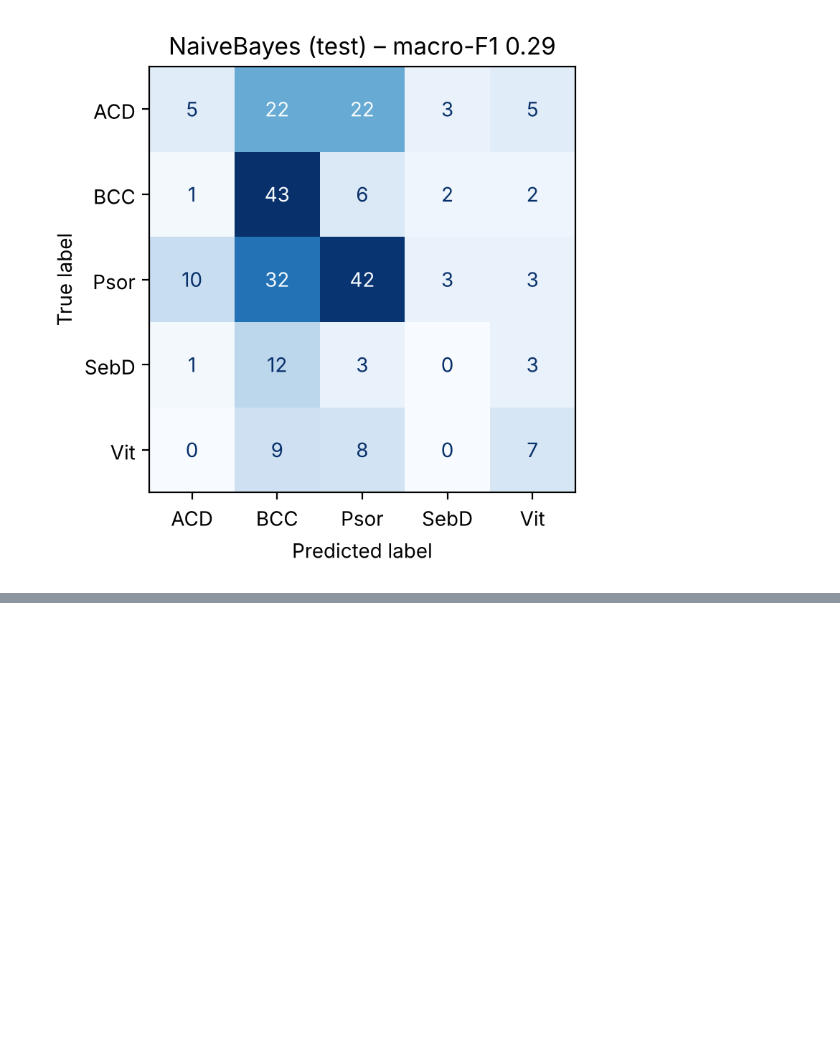
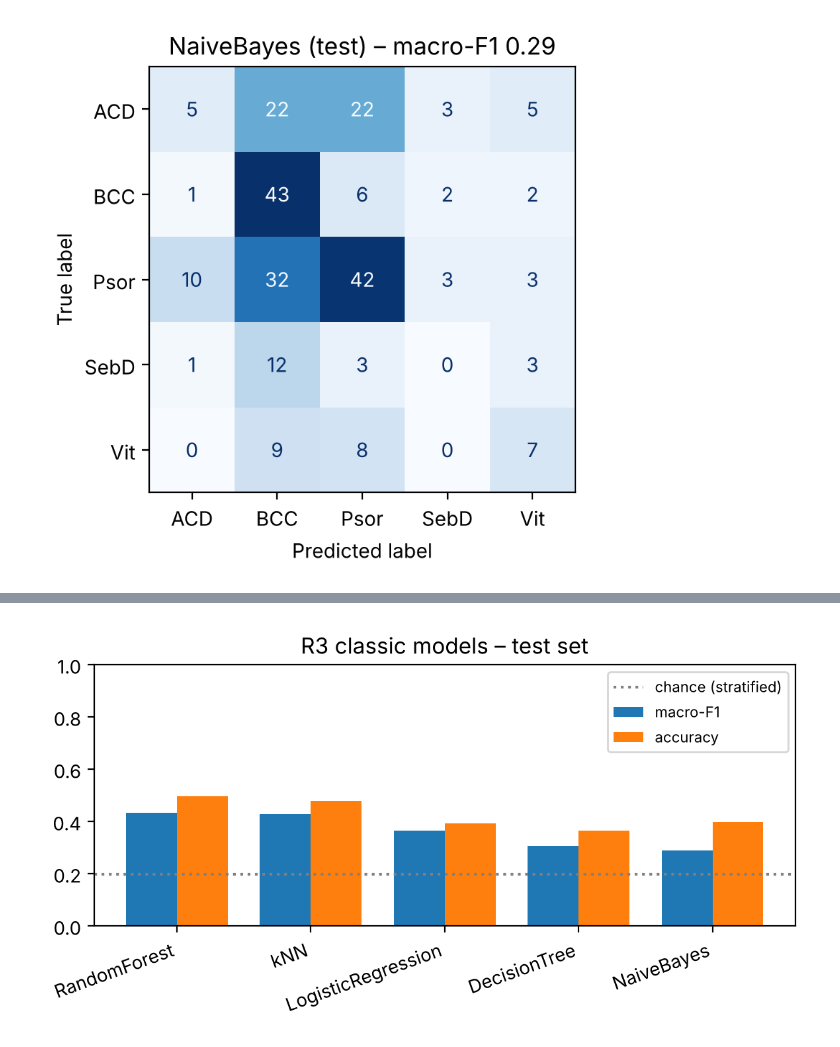
Before and after one commit to Cyrix7/f21dl-2026-27-UG-group-15, a Jupyter notebook: notebooks/R3_knn_nb_logreg.ipynb, the cells around one changed output, grey strips where cells are left out. Saved outputs shown, nothing was run; the diff lists cells and outputs as text; code cells hidden in the pictures; blank space fills up the shorter version.

```diff
--- a/notebooks/R3_knn_nb_logreg.ipynb
+++ b/notebooks/R3_knn_nb_logreg.ipynb
@@ -255,0 +329,10 @@ allergic contact dermatitis      0.294     0.088     0.135        57
+# %%
+# dummy baselines to compare against
+from sklearn.dummy import DummyClassifier
+base_rows = []
+for strat in ["most_frequent", "stratified"]:
+    d = DummyClassifier(strategy=strat, random_state=RANDOM_STATE).fit(X_train, y_train)
+    yp = d.predict(X_test)
+    base_rows.append({"model": f"Baseline ({strat})", "test_accuracy": round(accuracy_score(y_test, yp), 4),
+                      "test_macro_f1": round(macro_f1(y_test, yp), 4)})
+pd.DataFrame(base_rows)
@@ -255,0 +347,13 @@ allergic contact dermatitis      0.294     0.088     0.135        57
+# %%
+# combine the saved test scores of all 5 models into one table
+order = ["DecisionTree", "RandomForest", "kNN", "NaiveBayes", "LogisticRegression"]
+rows = []
+for m in order:
+    f = RESULTS_DIR / f"test_{m}.csv"
+    if f.exists(): rows.append(pd.read_csv(f).iloc[0].to_dict())
+    else: print(f"(missing {f} – run the Decision Tree / Random Forest notebook first)")
+table = pd.concat([pd.DataFrame(rows), pd.DataFrame(base_rows)], ignore_index=True)
+cols = ["model", "test_macro_f1", "test_accuracy"] + [f"R_{c}" for c in SHORT] + ["params"]
+table = table[[c for c in cols if c in table]].sort_values("test_macro_f1", ascending=False).reset_index(drop=True)
+table.to_csv(RESULTS_DIR / "R3_comparison_table.csv", index=False)
+table
@@ -255,0 +369,11 @@ allergic contact dermatitis      0.294     0.088     0.135        57
+# %%
+# bar chart of the comparison table
+t = table[~table.model.str.startswith("Baseline")]
+fig, ax = plt.subplots(figsize=(6, 3.2))
+x = np.arange(len(t)); w = 0.38
+ax.bar(x - w/2, t.test_macro_f1, w, label="macro-F1"); ax.bar(x + w/2, t.test_accuracy, w, label="accuracy")
+ax.axhline(table.loc[table.model == "Baseline (stratified)", "test_macro_f1"].values[0], ls=":", c="grey", label="chance (stratified)")
+ax.set_xticks(x); ax.set_xticklabels(t.model, rotation=20, ha="right"); ax.set_ylim(0, 1); ax.legend(fontsize=8)
+ax.set_title("R3 classic models – test set"); plt.tight_layout(); plt.savefig(FIG_DIR / "R3_comparison.png", dpi=200); plt.show()
+# %% [output]
+[figure, added]
```
Also changed, not shown: parts of 12 cells of this notebook.
